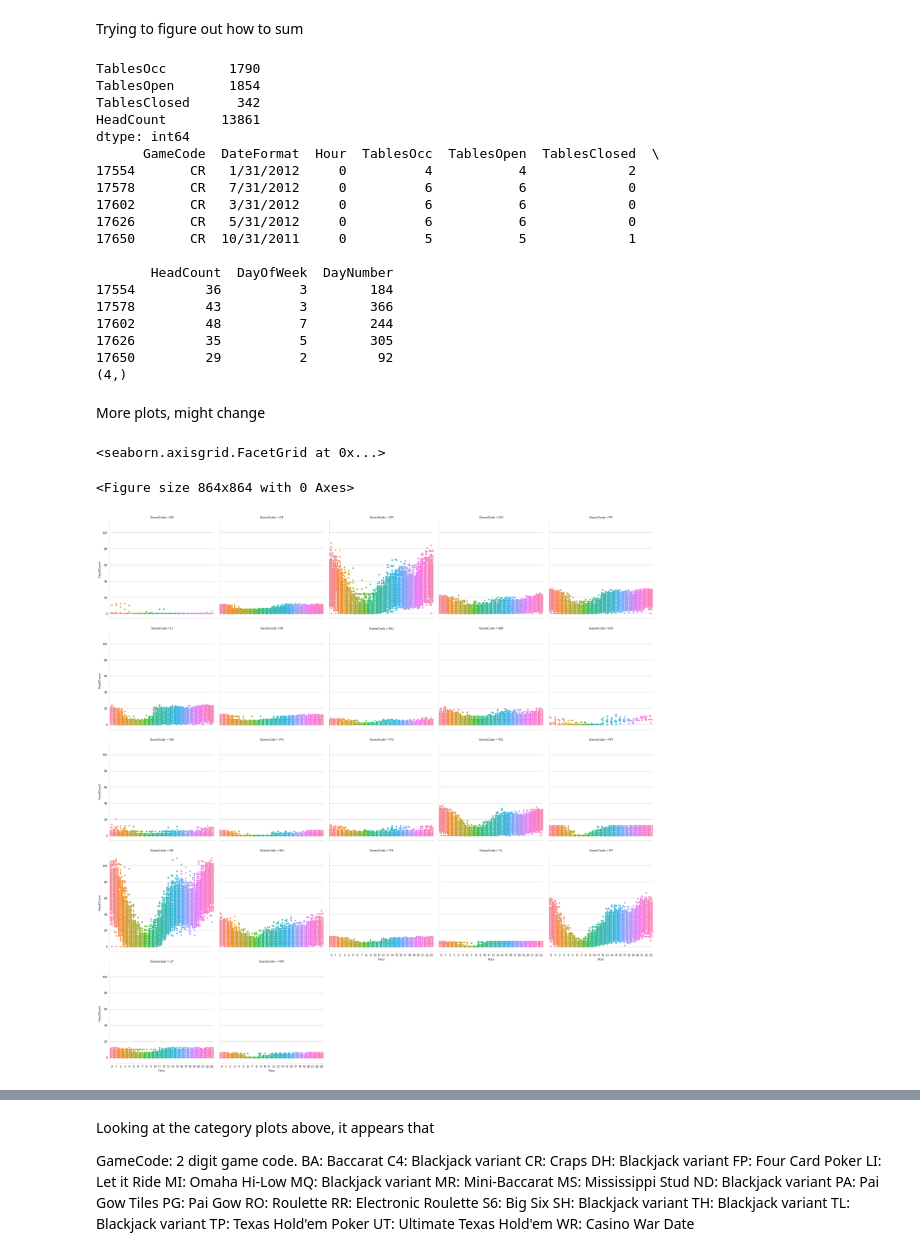
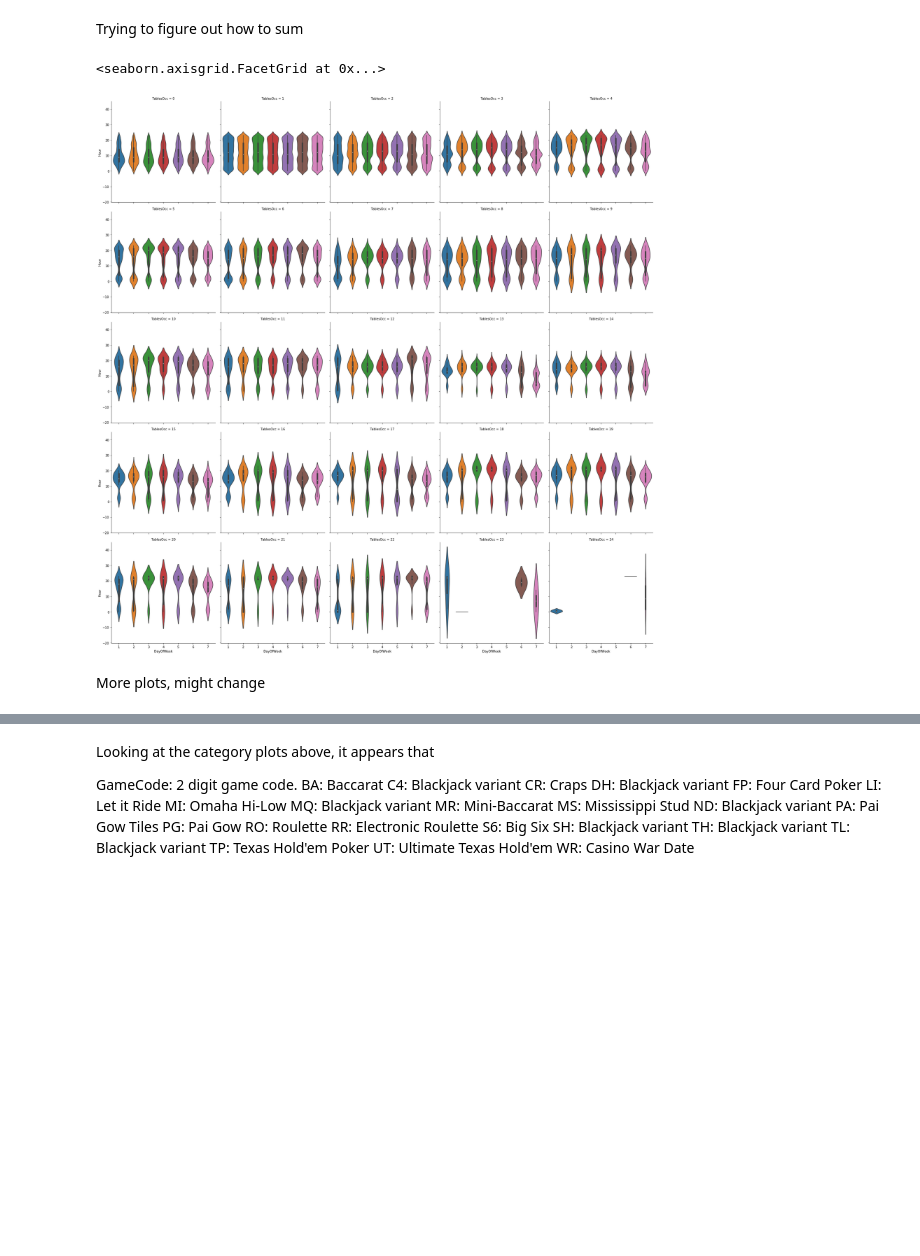
Before and after one commit to mutecypher/Datasci410, a Jupyter notebook: MikePearson-M01-Vizualation.ipynb, the cells around one changed output, grey strips where cells are left out. Saved outputs shown, nothing was run; the diff lists cells and outputs as text; code cells hidden in the pictures; blank space fills up the shorter version.

```diff
--- a/MikePearson-M01-Vizualation.ipynb
+++ b/MikePearson-M01-Vizualation.ipynb
@@ -167,39 +167,10 @@ Hour  HeadCount
 Name: BA, Length: 1720, dtype: float64
 # %% [markdown]
 Trying to figure out how to sum
-# %%
-tripe = jitter_head[(jitter_head.GameCode == 'CR') & (jitter_head.Hour == 0)]
-trape = tripe.loc[:, ('TablesOcc', 'TablesOpen', 'TablesClosed', 'HeadCount')].sum(axis = 0)
-##trape = trape.T
-print (trape)
-print(tripe.tail())
-print(trape.shape)
-# %% [output]
-TablesOcc        1790
-TablesOpen       1854
-TablesClosed      342
-HeadCount       13861
-dtype: int64
-      GameCode  DateFormat  Hour  TablesOcc  TablesOpen  TablesClosed  \
-17554       CR   1/31/2012     0          4           4             2
-17578       CR   7/31/2012     0          6           6             0
-17602       CR   3/31/2012     0          6           6             0
-17626       CR   5/31/2012     0          6           6             0
-17650       CR  10/31/2011     0          5           5             1
-
-       HeadCount  DayOfWeek  DayNumber
-17554         36          3        184
-17578         43          3        366
-17602         48          7        244
-17626         35          5        305
-17650         29          2         92
-(4,)
+# %%
+sbn.catplot(x = "DayOfWeek", y = "Hour", data = jitter_head, col = "TablesOcc", col_wrap = 5, kind = "violin")
+# %% [output]
+<seaborn.axisgrid.FacetGrid at 0x...>
+[figure, added]
 # %% [markdown]
 More plots, might change
-# %%
-fig = plt.figure(figsize=(12,12)) # define plot area
-sbn.catplot(x = "Hour", y = "HeadCount", data = jitter_head, col = "GameCode", col_wrap = 5, kind = "swarm")
-# %% [output]
-<seaborn.axisgrid.FacetGrid at 0x...>
-<Figure size 864x864 with 0 Axes>
-[figure, removed]
```
Also changed, not shown: parts of 3 cells of this notebook, 1 other file.
